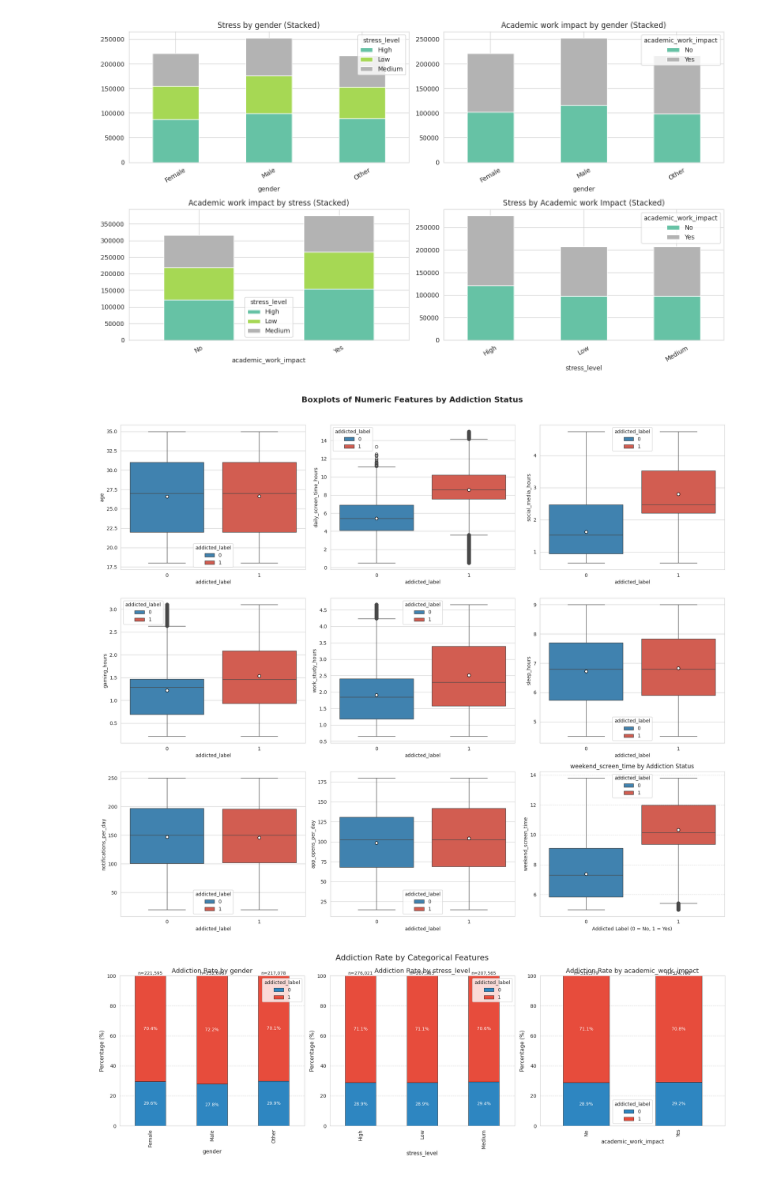
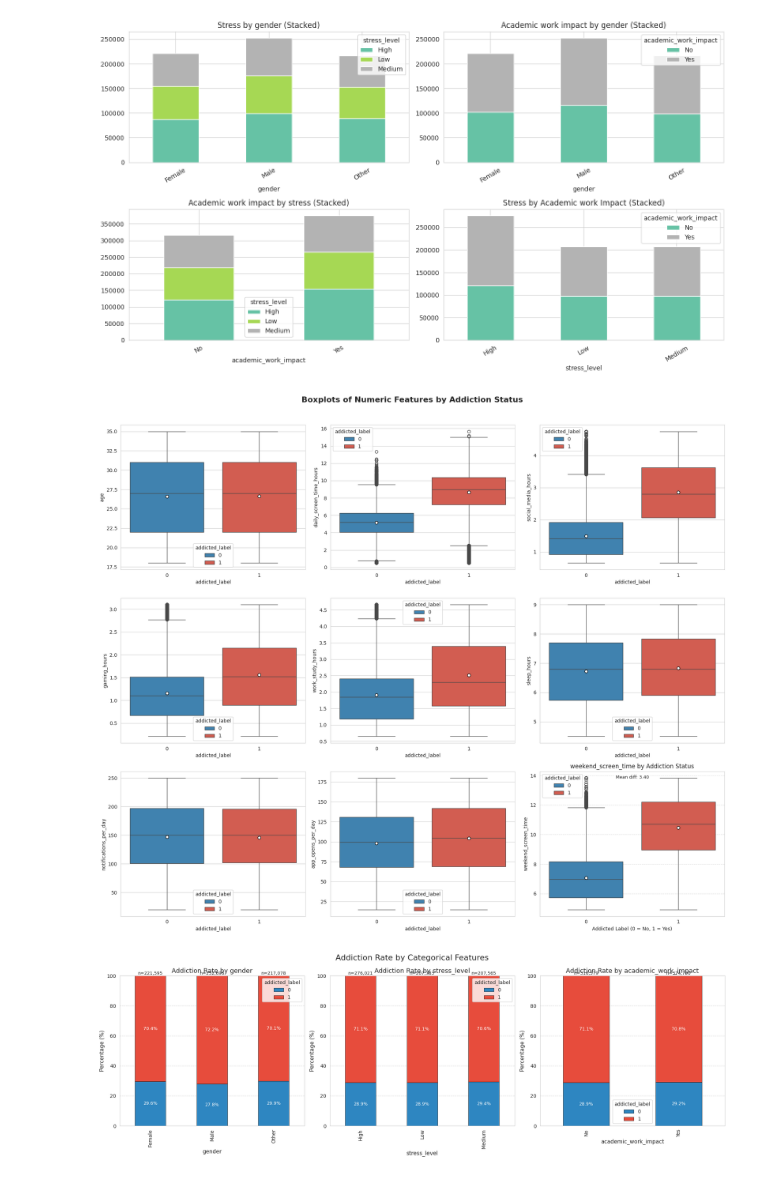
Before and after one commit to kamxsato/MIS444_Final_Project, a Jupyter notebook: 24104087_Final_Project.ipynb, the cells around one changed output. Saved outputs shown, nothing was run; the diff lists cells and outputs as text; code cells hidden in the pictures.

```diff
--- a/24104087_Final_Project.ipynb
+++ b/24104087_Final_Project.ipynb
@@ -612,0 +328,6 @@ plt.show()
+# %%
+# 2.5.2 Encode stress_level using ordinal encoding
+
+df['stress_level_encoded'] = OrdinalEncoder(categories=[['Low', 'Medium', 'High']]).fit_transform(df[['stress_level']])
+
+print(f'Categories encoded')
@@ -612,0 +336,6 @@ plt.show()
+# %%
+# 2.5.3 Encode academic_work_impact using label encoder
+
+df['academic_work_impact_n'] = LabelEncoder().fit_transform(df['academic_work_impact'])
+
+print(f'Categories encoded')
@@ -648,11 +425,11 @@ key_num = ['age','daily_screen_time_hours','gaming_hours',
            'work_study_hours','weekend_screen_time','sleep_hours']
 fig, axes = plt.subplots(2, 3, figsize=(16, 8))
 for ax, col in zip(axes.flat, key_num):
-    train[col].hist(bins=40, density=True, alpha=0.6, color='steelblue', edgecolor='white', ax=ax)
-    train[col].plot.kde(ax=ax, color='darkred', linewidth=2)
+    df[col].hist(bins=40, density=True, alpha=0.6, color='steelblue', edgecolor='white', ax=ax)
+    df[col].plot.kde(ax=ax, color='darkred', linewidth=2)
     ax.set_title(col)
     ax.set_ylabel('Density')
-    skew = train[col].skew()
+    skew = df[col].skew()
     ax.annotate(f'skew={skew:.2f}', xy=(0.7,0.88), xycoords='axes fraction', fontsize=9)
 plt.suptitle('Histograms with KDE — Key Numeric Variables', fontsize=13)
 plt.tight_layout()
@@ -666,7 +443,7 @@ No severe skewness detected
 cat_cols = ['gender','stress_level','academic_work_impact']
 fig, axes = plt.subplots(1, 3, figsize=(10, 4))
 for ax, col in zip(axes.flat, cat_cols):
-    vc = train[col].value_counts()
+    vc = df[col].value_counts()
     bars = ax.bar(vc.index, vc.values, color=sns.color_palette('muted', len(vc)))
     ax.set_title(col)
     ax.tick_params(axis='x', rotation=30)
@@ -780,43 +557,43 @@ fig, axes = plt.subplots(3, 3, figsize=(18, 15))
 axes = axes.flatten()
 
 for i, col in enumerate(num_cols_for_target):
-    sns.boxplot(x='addicted_label', y=col, data=train,
+    sns.boxplot(x='addicted_label', y=col, data=df,
                 hue='addicted_label',
                 palette=['#2E86C1', '#E74C3C'],
                 ax=axes[i],
                 legend=True,
                 showmeans=True,
                 meanprops={"marker":"o",
                           "markerfacecolor":"white",
                           "markeredgecolor":"black",
                           "markersize":"6"})
 
 axes[i].set_title(f'{col} by Addiction Status', fontsize=12)
 axes[i].set_xlabel('Addicted Label (0 = No, 1 = Yes)')
 axes[i].set_ylabel(col)
 axes[i].grid(axis='y', linestyle='--', alpha=0.7)
 
 
-mean_0 = train[train['addicted_label'] == 0][col].mean()
-mean_1 = train[train['addicted_label'] == 1][col].mean()
+mean_0 = df[df['addicted_label'] == 0][col].mean()
+mean_1 = df[df['addicted_label'] == 1][col].mean()
 diff = mean_1 - mean_0
 axes[i].annotate(f'Mean diff: {diff:.2f}',
                  xy=(0.5, 0.95),
                  xycoords='axes fraction',
                  fontsize=9,
                  ha='center',
                  bbox=dict(boxstyle="round,pad=0.3", facecolor='white', alpha=0.8))
 
 if len(num_cols_for_target) < len(axes):
     for j in range(len(num_cols_for_target), len(axes)):
         fig.delaxes(axes[j])
 
 plt.suptitle('Boxplots of Numeric Features by Addiction Status',
              fontsize=16, fontweight='bold', y=1.02)
 plt.tight_layout()
 plt.show()
 # %% [output]
-[figure, old version]
+[figure, new version]
 # %%
 # 3.7.2 Grouped Bar Charts for Categorical Features by Target Variable
 
```
Also changed, not shown: parts of 67 cells of this notebook.
